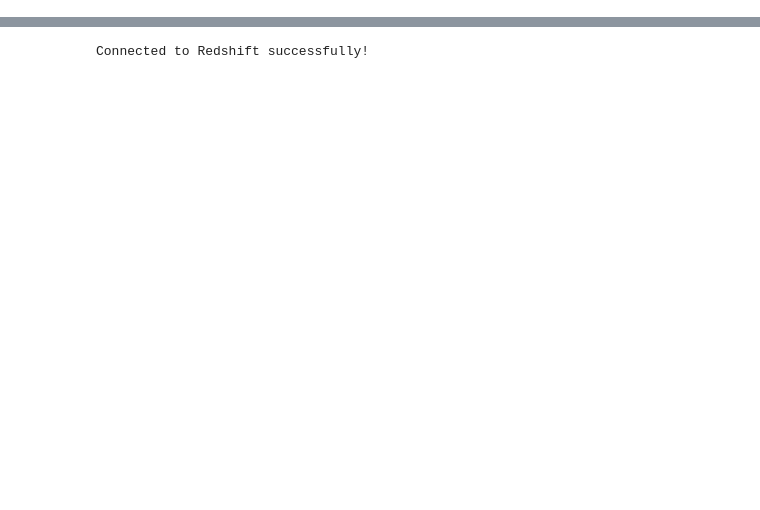
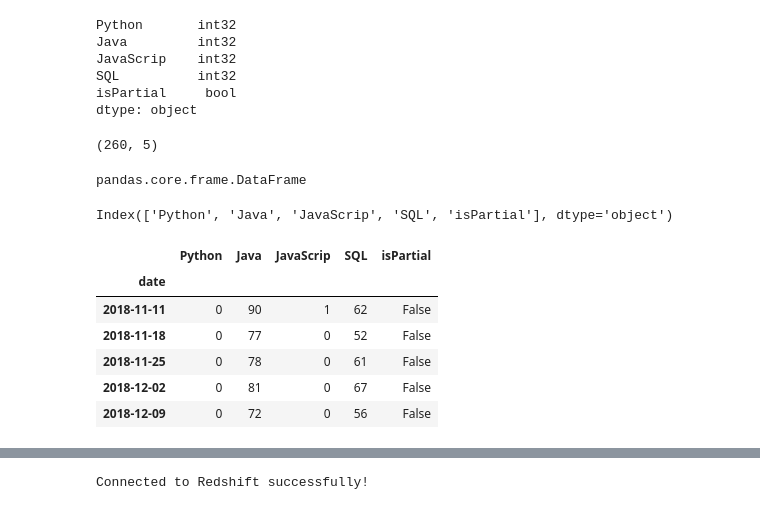
Before and after one commit to arielchumbita/DataEngineering, a Jupyter notebook: Clase 07/Entregable 2 - Chumbita Arie.ipynb, the cells around one changed output, grey strips where cells are left out. Drawn from its saved outputs; the diff is of its cells as text; code cells hidden in the pictures; blank space fills up the shorter version.

```diff
--- a/Clase 07/Entregable 2 - Chumbita Arie.ipynb
+++ b/Clase 07/Entregable 2 - Chumbita Arie.ipynb
@@ -636,0 +705,32 @@ iot.drop(columns=['isPartial']).plot(kind='line',figsize=(8,6))
+# %%
+iot.dtypes # tipos de datos
+# %% [output]
+Python       int32
+Java         int32
+JavaScrip    int32
+SQL          int32
+isPartial     bool
+dtype: object
+# %%
+iot.shape # cantidad de filas y columnas
+# %% [output]
+(260, 5)
+# %%
+type(iot)
+# %% [output]
+pandas.core.frame.DataFrame
+# %%
+iot.columns
+# %% [output]
+Index(['Python', 'Java', 'JavaScrip', 'SQL', 'isPartial'], dtype='object')
+# %%
+#Veo primeras 5 columnas
+iot.head()
+# %% [output]
+|  | Python | Java | JavaScrip | SQL | isPartial |
+| date |  |  |  |  |  |
+| 2018-11-11 | 0 | 90 | 1 | 62 | False |
+| 2018-11-18 | 0 | 77 | 0 | 52 | False |
+| 2018-11-25 | 0 | 78 | 0 | 61 | False |
+| 2018-12-02 | 0 | 81 | 0 | 67 | False |
+| 2018-12-09 | 0 | 72 | 0 | 56 | False |
```
Also changed, not shown: parts of 30 cells of this notebook.
